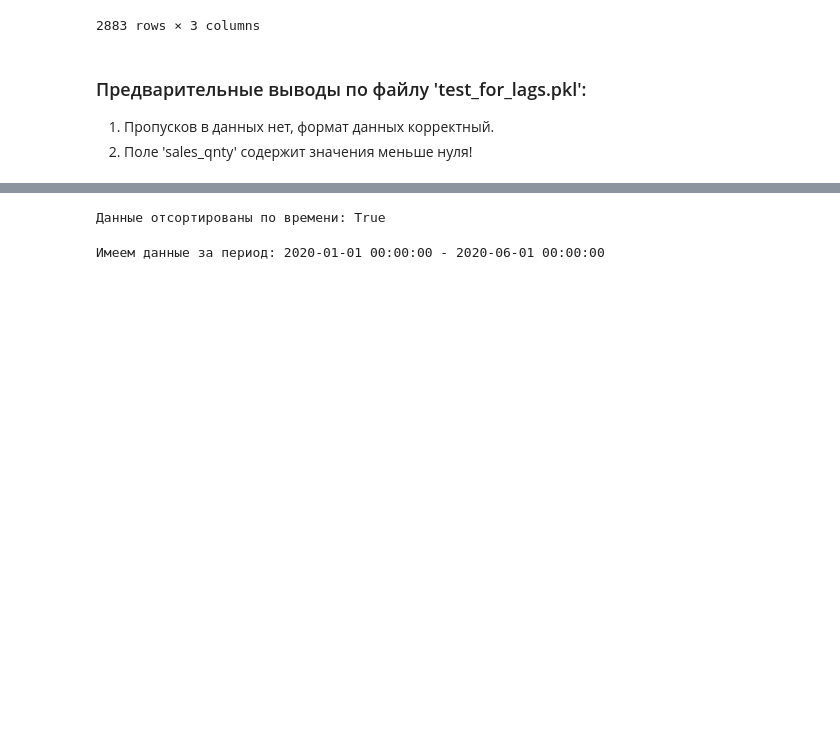
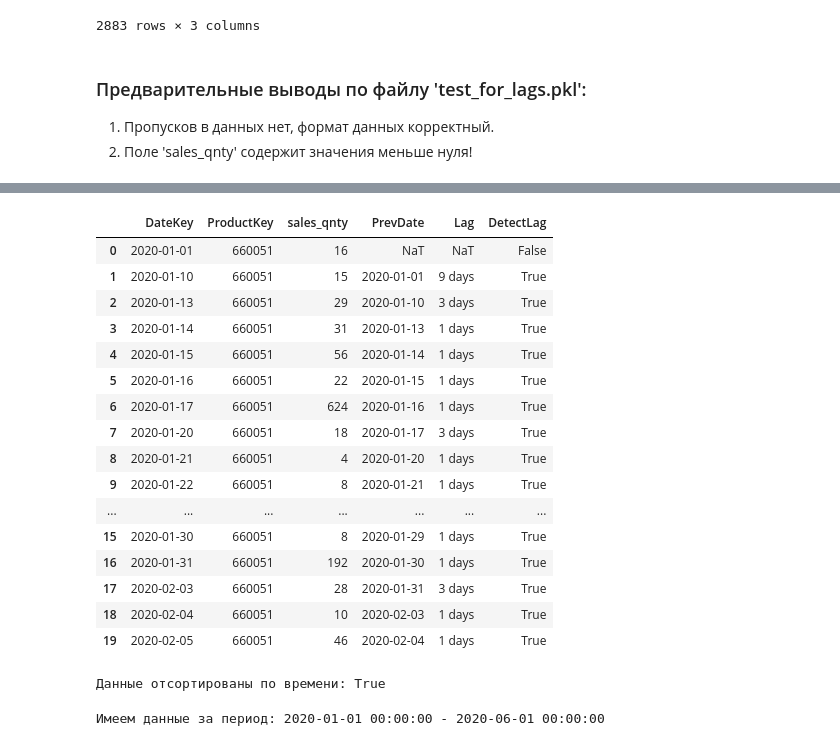
Before and after one commit to Jonzzi/share, a Jupyter notebook: IEC_Yumagulov.ipynb, the cells around one changed output, grey strips where cells are left out. Cells and saved outputs as stored; diff of their text form; code cells hidden in the pictures; blank space fills up the shorter version.

```diff
--- a/IEC_Yumagulov.ipynb
+++ b/IEC_Yumagulov.ipynb
@@ -268,0 +275,12 @@ test_for_lags['sales_qnty'] = test_for_lags['sales_qnty'].apply(abs)
+# %%
+new_df = pd.DataFrame()
+
+for prod in tqdm(products):
+    tmp_df = test_for_lags.query('ProductKey==@prod')
+    tmp_df.reset_index(drop=True, inplace=True)
+    tmp_df['PrevDate'] = tmp_df['DateKey'].shift(1)
+    tmp_df['Lag'] = tmp_df['DateKey'] - tmp_df['PrevDate']
+
+    new_df = new_df.append(tmp_df)
+# %%
+new_df.reset_index(drop=True, inplace=True)
@@ -268,0 +313,26 @@ test_for_lags['sales_qnty'] = test_for_lags['sales_qnty'].apply(abs)
+# %%
+def detect_lag(dt):
+    delta_t1d = datetime.timedelta(days=1,
+                                   seconds=0,
+                                   microseconds=0,
+                                   milliseconds=0,
+                                   minutes=0,
+                                   hours=0,
+                                   weeks=0)
+
+    delta_t2w = datetime.timedelta(days=0,
+                                   seconds=0,
+                                   microseconds=0,
+                                   milliseconds=0,
+                                   minutes=0,
+                                   hours=0,
+                                   weeks=2)
+
+    if dt>=delta_t1d and dt<=delta_t2w:
+        det_lag = True
+    else:
+        det_lag = False
+
+    return det_lag
+# %%
+new_df['DetectLag'] = new_df['Lag'].apply(detect_lag)
@@ -268,0 +366,20 @@ test_for_lags['sales_qnty'] = test_for_lags['sales_qnty'].apply(abs)
+# %%
+new_df.query('ProductKey==660051').head(20)
+# %% [output]
+|  | DateKey | ProductKey | sales_qnty | PrevDate | Lag | DetectLag |
+| 0 | 2020-01-01 | 660051 | 16 | NaT | NaT | False |
+| 1 | 2020-01-10 | 660051 | 15 | 2020-01-01 | 9 days | True |
+| 2 | 2020-01-13 | 660051 | 29 | 2020-01-10 | 3 days | True |
+| 3 | 2020-01-14 | 660051 | 31 | 2020-01-13 | 1 days | True |
+| 4 | 2020-01-15 | 660051 | 56 | 2020-01-14 | 1 days | True |
+| 5 | 2020-01-16 | 660051 | 22 | 2020-01-15 | 1 days | True |
+| 6 | 2020-01-17 | 660051 | 624 | 2020-01-16 | 1 days | True |
+| 7 | 2020-01-20 | 660051 | 18 | 2020-01-17 | 3 days | True |
+| 8 | 2020-01-21 | 660051 | 4 | 2020-01-20 | 1 days | True |
+| 9 | 2020-01-22 | 660051 | 8 | 2020-01-21 | 1 days | True |
+| ... | ... | ... | ... | ... | ... | ... |
+| 15 | 2020-01-30 | 660051 | 8 | 2020-01-29 | 1 days | True |
+| 16 | 2020-01-31 | 660051 | 192 | 2020-01-30 | 1 days | True |
+| 17 | 2020-02-03 | 660051 | 28 | 2020-01-31 | 3 days | True |
+| 18 | 2020-02-04 | 660051 | 10 | 2020-02-03 | 1 days | True |
+| 19 | 2020-02-05 | 660051 | 46 | 2020-02-04 | 1 days | True |
```
Also changed, not shown: parts of 11 cells of this notebook.
